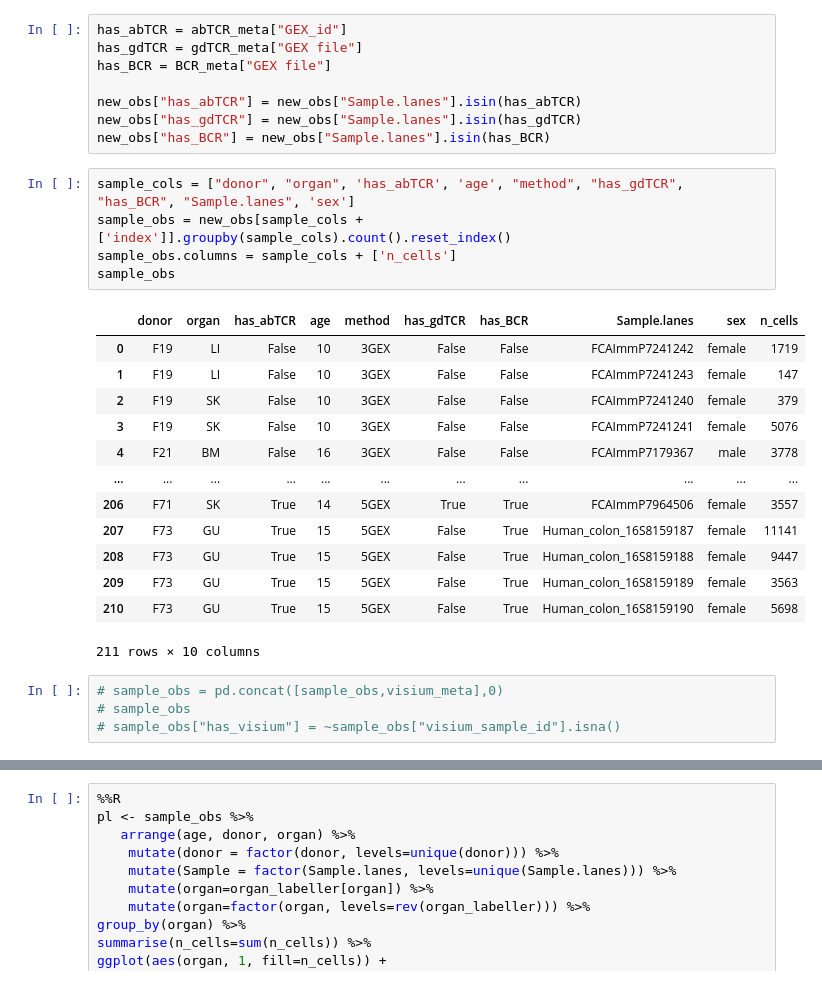
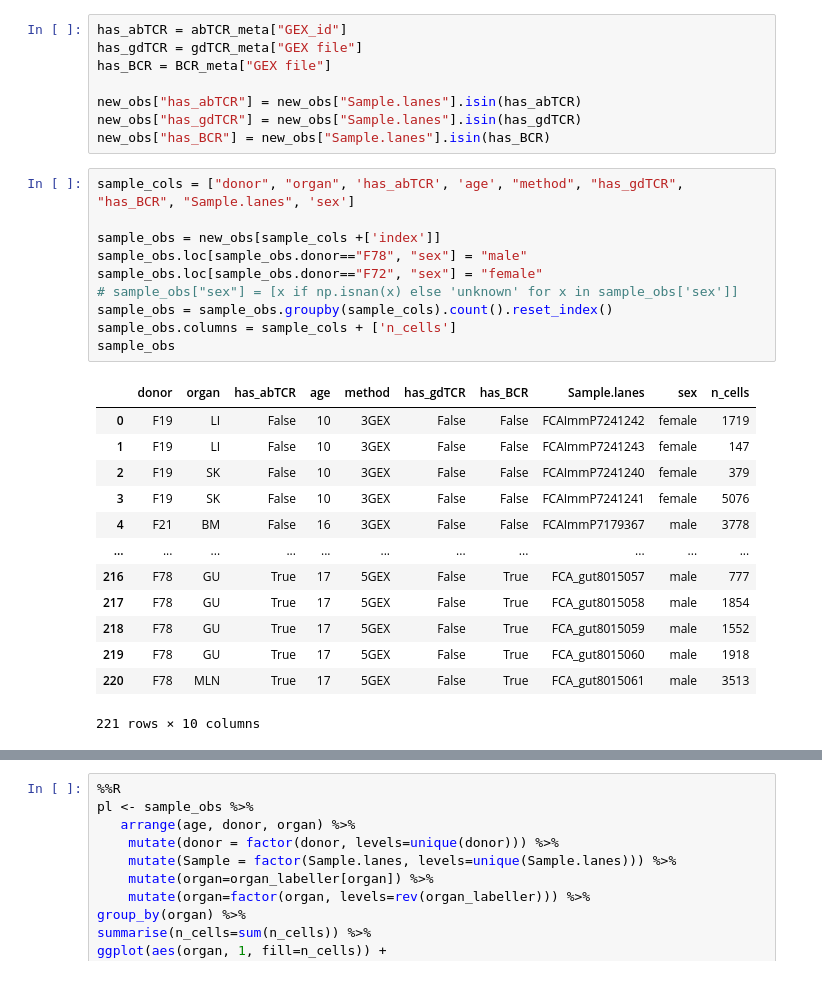
Before and after one commit to Teichlab/Pan_fetal_immune, a Jupyter notebook: src/1_PFI_merging/20210428_datasetPlots.ipynb, the cells around one changed output, grey strips where cells are left out. Saved outputs shown, nothing was run; the diff lists cells and outputs as text.

```diff
--- a/src/1_PFI_merging/20210428_datasetPlots.ipynb
+++ b/src/1_PFI_merging/20210428_datasetPlots.ipynb
@@ -361,25 +347,26 @@ new_obs["has_gdTCR"] = new_obs["Sample.lanes"].isin(has_gdTCR)
 new_obs["has_BCR"] = new_obs["Sample.lanes"].isin(has_BCR)
 # %%
 sample_cols = ["donor", "organ", 'has_abTCR', 'age', "method", "has_gdTCR", "has_BCR", "Sample.lanes", 'sex']
-sample_obs = new_obs[sample_cols +['index']].groupby(sample_cols).count().reset_index()
+
+sample_obs = new_obs[sample_cols +['index']]
+sample_obs.loc[sample_obs.donor=="F78", "sex"] = "male"
+sample_obs.loc[sample_obs.donor=="F72", "sex"] = "female"
+# sample_obs["sex"] = [x if np.isnan(x) else 'unknown' for x in sample_obs['sex']]
+sample_obs = sample_obs.groupby(sample_cols).count().reset_index()
 sample_obs.columns = sample_cols + ['n_cells']
 sample_obs
 # %% [output]
 |  | donor | organ | has_abTCR | age | method | has_gdTCR | has_BCR | Sample.lanes | sex | n_cells |
 | 0 | F19 | LI | False | 10 | 3GEX | False | False | FCAImmP7241242 | female | 1719 |
 | 1 | F19 | LI | False | 10 | 3GEX | False | False | FCAImmP7241243 | female | 147 |
 | 2 | F19 | SK | False | 10 | 3GEX | False | False | FCAImmP7241240 | female | 379 |
 | 3 | F19 | SK | False | 10 | 3GEX | False | False | FCAImmP7241241 | female | 5076 |
 | 4 | F21 | BM | False | 16 | 3GEX | False | False | FCAImmP7179367 | male | 3778 |
 | ... | ... | ... | ... | ... | ... | ... | ... | ... | ... | ... |
-| 206 | F71 | SK | True | 14 | 5GEX | True | True | FCAImmP7964506 | female | 3557 |
-| 207 | F73 | GU | True | 15 | 5GEX | False | True | Human_colon_16S8159187 | female | 11141 |
-| 208 | F73 | GU | True | 15 | 5GEX | False | True | Human_colon_16S8159188 | female | 9447 |
-| 209 | F73 | GU | True | 15 | 5GEX | False | True | Human_colon_16S8159189 | female | 3563 |
-| 210 | F73 | GU | True | 15 | 5GEX | False | True | Human_colon_16S8159190 | female | 5698 |
+| 216 | F78 | GU | True | 17 | 5GEX | False | True | FCA_gut8015057 | male | 777 |
+| 217 | F78 | GU | True | 17 | 5GEX | False | True | FCA_gut8015058 | male | 1854 |
+| 218 | F78 | GU | True | 17 | 5GEX | False | True | FCA_gut8015059 | male | 1552 |
+| 219 | F78 | GU | True | 17 | 5GEX | False | True | FCA_gut8015060 | male | 1918 |
+| 220 | F78 | MLN | True | 17 | 5GEX | False | True | FCA_gut8015061 | male | 3513 |
-211 rows × 10 columns
+221 rows × 10 columns
-# %%
-# sample_obs = pd.concat([sample_obs,visium_meta],0)
-# sample_obs
-# sample_obs["has_visium"] = ~sample_obs["visium_sample_id"].isna()
 # %%
```
Also changed, not shown: parts of 2 cells of this notebook, 9 other files.
